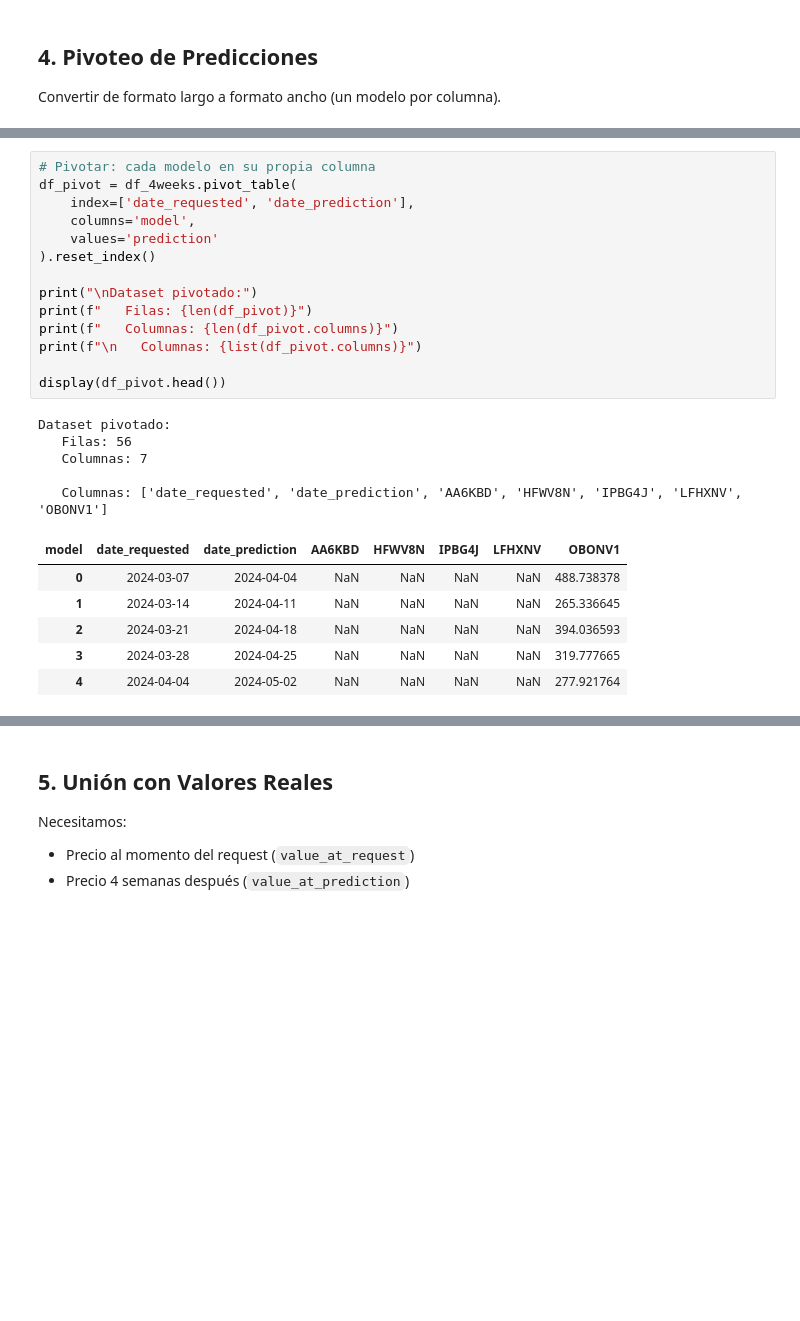
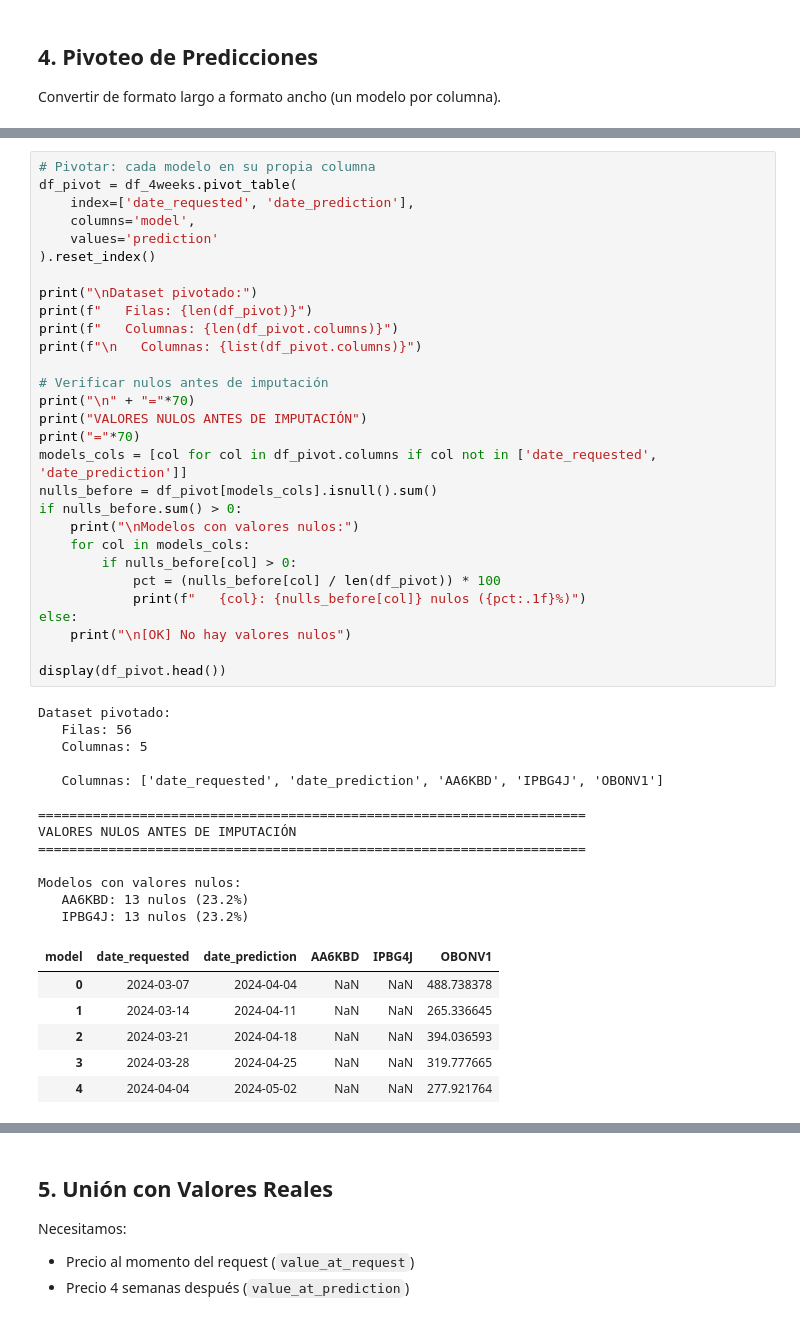
Before and after one commit to Christ02/precios_de_commodities, a Jupyter notebook: notebooks/02_preparacion_datos.ipynb, the cells around one changed output, grey strips where cells are left out. Saved outputs shown, nothing was run; the diff lists cells and outputs as text; blank space fills up the shorter version.

```diff
--- a/notebooks/02_preparacion_datos.ipynb
+++ b/notebooks/02_preparacion_datos.ipynb
@@ -90,26 +134,49 @@ Convertir de formato largo a formato ancho (un modelo por columna).
 # %%
 # Pivotar: cada modelo en su propia columna
 df_pivot = df_4weeks.pivot_table(
     index=['date_requested', 'date_prediction'],
     columns='model',
     values='prediction'
 ).reset_index()
 
 print("\nDataset pivotado:")
 print(f"   Filas: {len(df_pivot)}")
 print(f"   Columnas: {len(df_pivot.columns)}")
 print(f"\n   Columnas: {list(df_pivot.columns)}")
 
+# Verificar nulos antes de imputación
+print("\n" + "="*70)
+print("VALORES NULOS ANTES DE IMPUTACIÓN")
+print("="*70)
+models_cols = [col for col in df_pivot.columns if col not in ['date_requested', 'date_prediction']]
+nulls_before = df_pivot[models_cols].isnull().sum()
+if nulls_before.sum() > 0:
+    print("\nModelos con valores nulos:")
+    for col in models_cols:
+        if nulls_before[col] > 0:
+            pct = (nulls_before[col] / len(df_pivot)) * 100
+            print(f"   {col}: {nulls_before[col]} nulos ({pct:.1f}%)")
+else:
+    print("\n[OK] No hay valores nulos")
+
 display(df_pivot.head())
 # %% [output]
 Dataset pivotado:
    Filas: 56
-   Columnas: 7
+   Columnas: 5
 
-   Columnas: ['date_requested', 'date_prediction', 'AA6KBD', 'HFWV8N', 'IPBG4J', 'LFHXNV', 'OBONV1']
+   Columnas: ['date_requested', 'date_prediction', 'AA6KBD', 'IPBG4J', 'OBONV1']
+
+======================================================================
+VALORES NULOS ANTES DE IMPUTACIÓN
+======================================================================
+
+Modelos con valores nulos:
+   AA6KBD: 13 nulos (23.2%)
+   IPBG4J: 13 nulos (23.2%)
-| model | date_requested | date_prediction | AA6KBD | HFWV8N | IPBG4J | LFHXNV | OBONV1 |
-| 0 | 2024-03-07 | 2024-04-04 | NaN | NaN | NaN | NaN | 488.738378 |
-| 1 | 2024-03-14 | 2024-04-11 | NaN | NaN | NaN | NaN | 265.336645 |
-| 2 | 2024-03-21 | 2024-04-18 | NaN | NaN | NaN | NaN | 394.036593 |
-| 3 | 2024-03-28 | 2024-04-25 | NaN | NaN | NaN | NaN | 319.777665 |
-| 4 | 2024-04-04 | 2024-05-02 | NaN | NaN | NaN | NaN | 277.921764 |
+| model | date_requested | date_prediction | AA6KBD | IPBG4J | OBONV1 |
+| 0 | 2024-03-07 | 2024-04-04 | NaN | NaN | 488.738378 |
+| 1 | 2024-03-14 | 2024-04-11 | NaN | NaN | 265.336645 |
+| 2 | 2024-03-21 | 2024-04-18 | NaN | NaN | 394.036593 |
+| 3 | 2024-03-28 | 2024-04-25 | NaN | NaN | 319.777665 |
+| 4 | 2024-04-04 | 2024-05-02 | NaN | NaN | 277.921764 |
```
Also changed, not shown: parts of 8 cells of this notebook, 2 other files.
